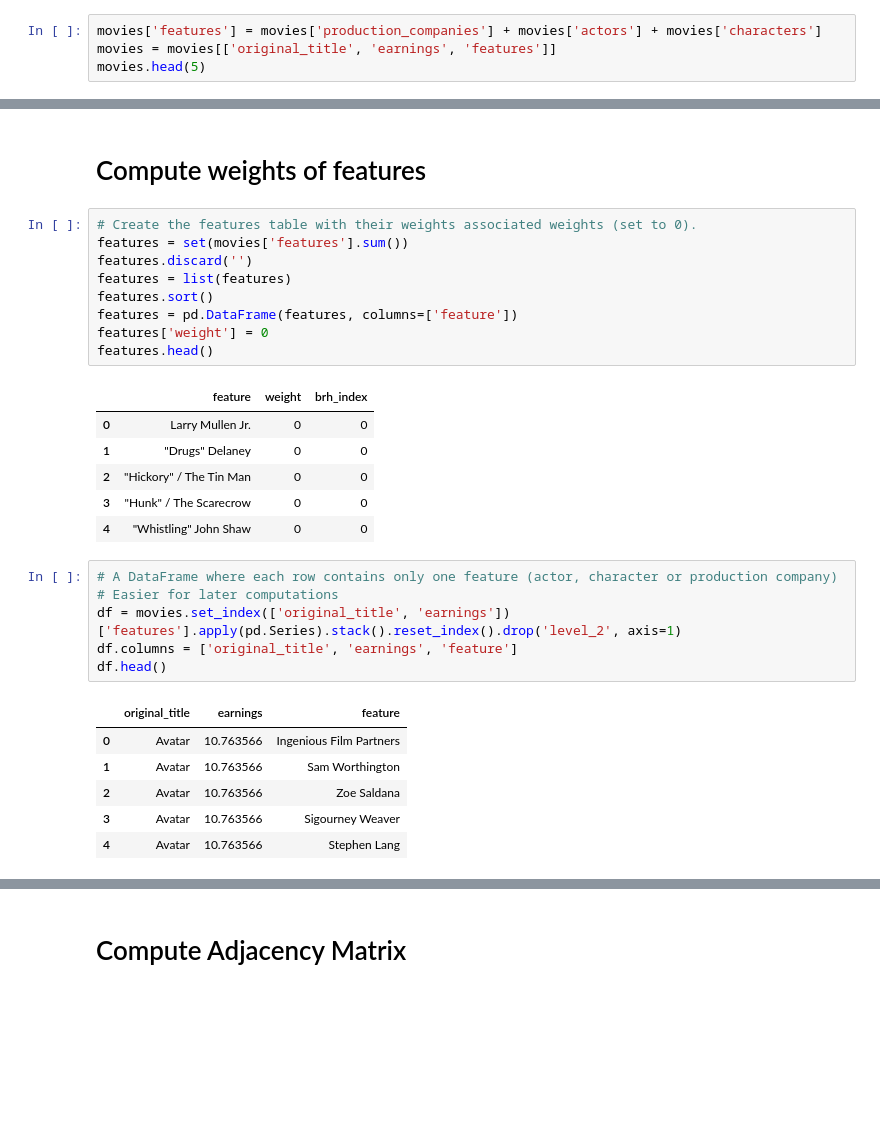
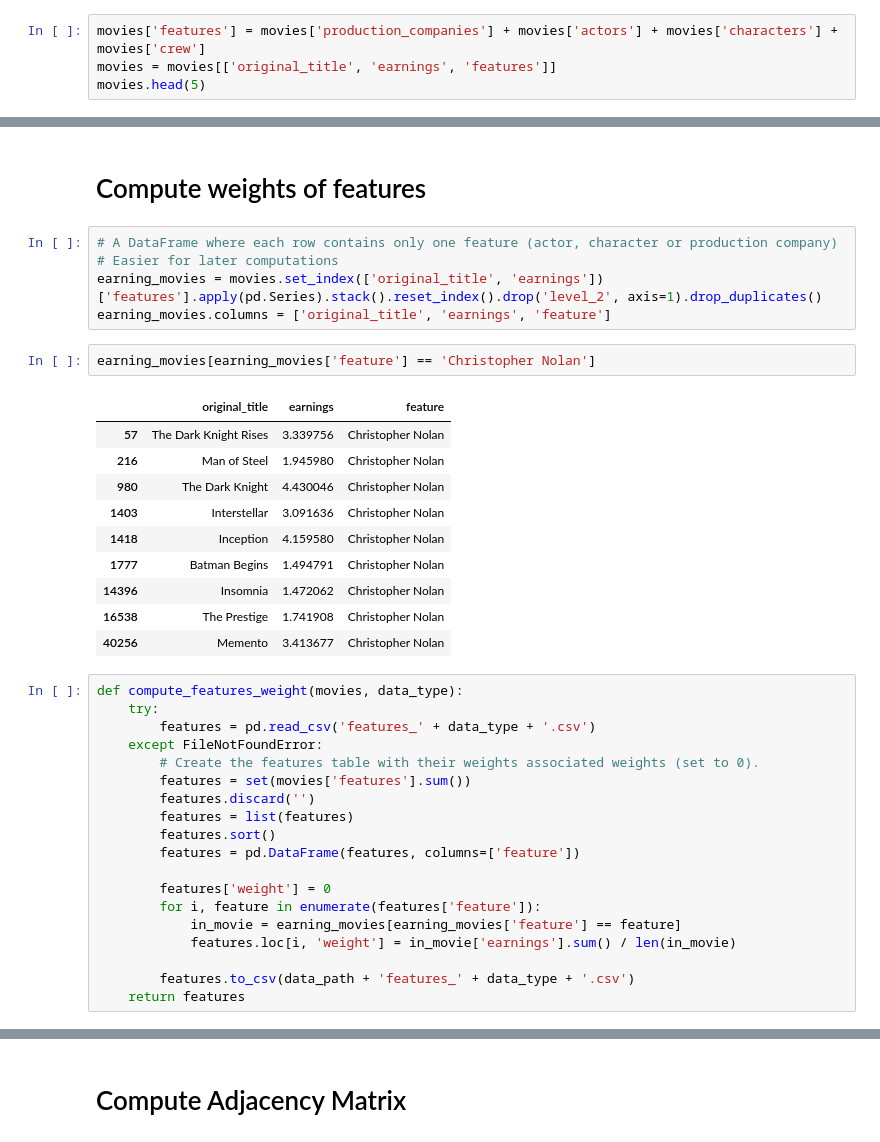
Before and after one commit to rocari96/NTDS-project, a Jupyter notebook: notebook.ipynb, the cells around one changed output, grey strips where cells are left out. Saved outputs shown, nothing was run; the diff lists cells and outputs as text; blank space fills up the shorter version.

```diff
--- a/notebook.ipynb
+++ b/notebook.ipynb
@@ -109,5 +115,5 @@ movies.head(5)
 # %%
-movies['features'] = movies['production_companies'] + movies['actors'] + movies['characters']
+movies['features'] = movies['production_companies'] + movies['actors'] + movies['characters'] + movies['crew']
 movies = movies[['original_title', 'earnings', 'features']]
 movies.head(5)
 # %% [output]
@@ -131,32 +137,40 @@ max      12889.386667
 Name: earnings, dtype: float64
 # %% [markdown]
 # Compute weights of features
+# %%
+# A DataFrame where each row contains only one feature (actor, character or production company)
+# Easier for later computations
+earning_movies = movies.set_index(['original_title', 'earnings'])['features'].apply(pd.Series).stack().reset_index().drop('level_2', axis=1).drop_duplicates()
+earning_movies.columns = ['original_title', 'earnings', 'feature']
+# %%
+earning_movies[earning_movies['feature'] == 'Christopher Nolan']
+# %% [output]
+|  | original_title | earnings | feature |
+| 57 | The Dark Knight Rises | 3.339756 | Christopher Nolan |
+| 216 | Man of Steel | 1.945980 | Christopher Nolan |
+| 980 | The Dark Knight | 4.430046 | Christopher Nolan |
+| 1403 | Interstellar | 3.091636 | Christopher Nolan |
+| 1418 | Inception | 4.159580 | Christopher Nolan |
+| 1777 | Batman Begins | 1.494791 | Christopher Nolan |
+| 14396 | Insomnia | 1.472062 | Christopher Nolan |
+| 16538 | The Prestige | 1.741908 | Christopher Nolan |
+| 40256 | Memento | 3.413677 | Christopher Nolan |
 # %%
-# Create the features table with their weights associated weights (set to 0).
-features = set(movies['features'].sum())
-features.discard('')
-features = list(features)
-features.sort()
-features = pd.DataFrame(features, columns=['feature'])
-features['weight'] = 0
-features.head()
+def compute_features_weight(movies, data_type):
+    try:
+        features = pd.read_csv('features_' + data_type + '.csv')
+    except FileNotFoundError:
+        # Create the features table with their weights associated weights (set to 0).
+        features = set(movies['features'].sum())
+        features.discard('')
+        features = list(features)
+        features.sort()
+        features = pd.DataFrame(features, columns=['feature'])
+
+        features['weight'] = 0
+        for i, feature in enumerate(features['feature']):
+            in_movie = earning_movies[earning_movies['feature'] == feature]
+            features.loc[i, 'weight'] = in_movie['earnings'].sum() / len(in_movie)
+
+        features.to_csv(data_path + 'features_' + data_type + '.csv')
+    return features
-# %% [output]
-|  | feature | weight | brh_index |
-| 0 | Larry Mullen Jr. | 0 | 0 |
-| 1 | "Drugs" Delaney | 0 | 0 |
-| 2 | "Hickory" / The Tin Man | 0 | 0 |
-| 3 | "Hunk" / The Scarecrow | 0 | 0 |
-| 4 | "Whistling" John Shaw | 0 | 0 |
-# %%
-# A DataFrame where each row contains only one feature (actor, character or production company)
-# Easier for later computations
-df = movies.set_index(['original_title', 'earnings'])['features'].apply(pd.Series).stack().reset_index().drop('level_2', axis=1)
-df.columns = ['original_title', 'earnings', 'feature']
-df.head()
-# %% [output]
-|  | original_title | earnings | feature |
-| 0 | Avatar | 10.763566 | Ingenious Film Partners |
-| 1 | Avatar | 10.763566 | Sam Worthington |
-| 2 | Avatar | 10.763566 | Zoe Saldana |
-| 3 | Avatar | 10.763566 | Sigourney Weaver |
-| 4 | Avatar | 10.763566 | Stephen Lang |
```
Also changed, not shown: parts of 51 cells of this notebook, 9 other files.
